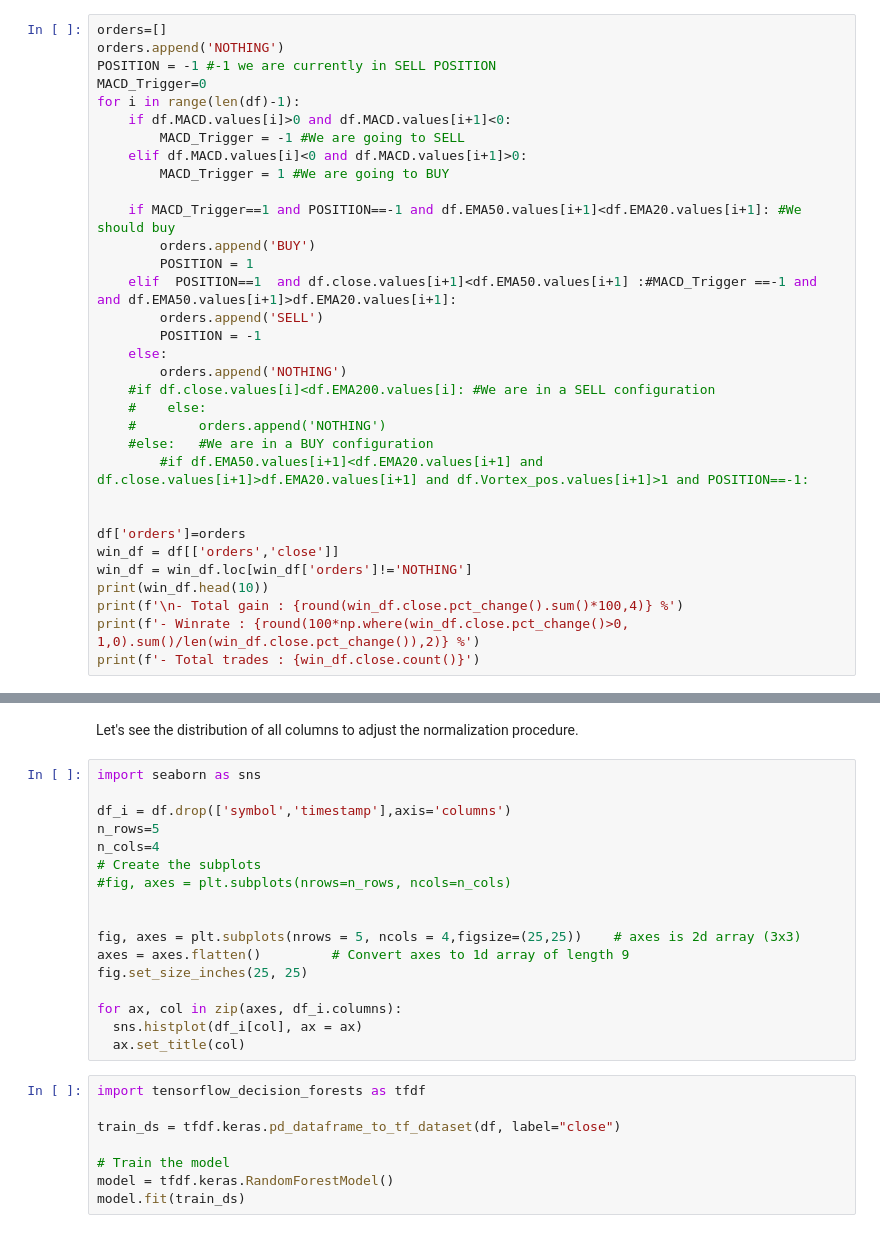
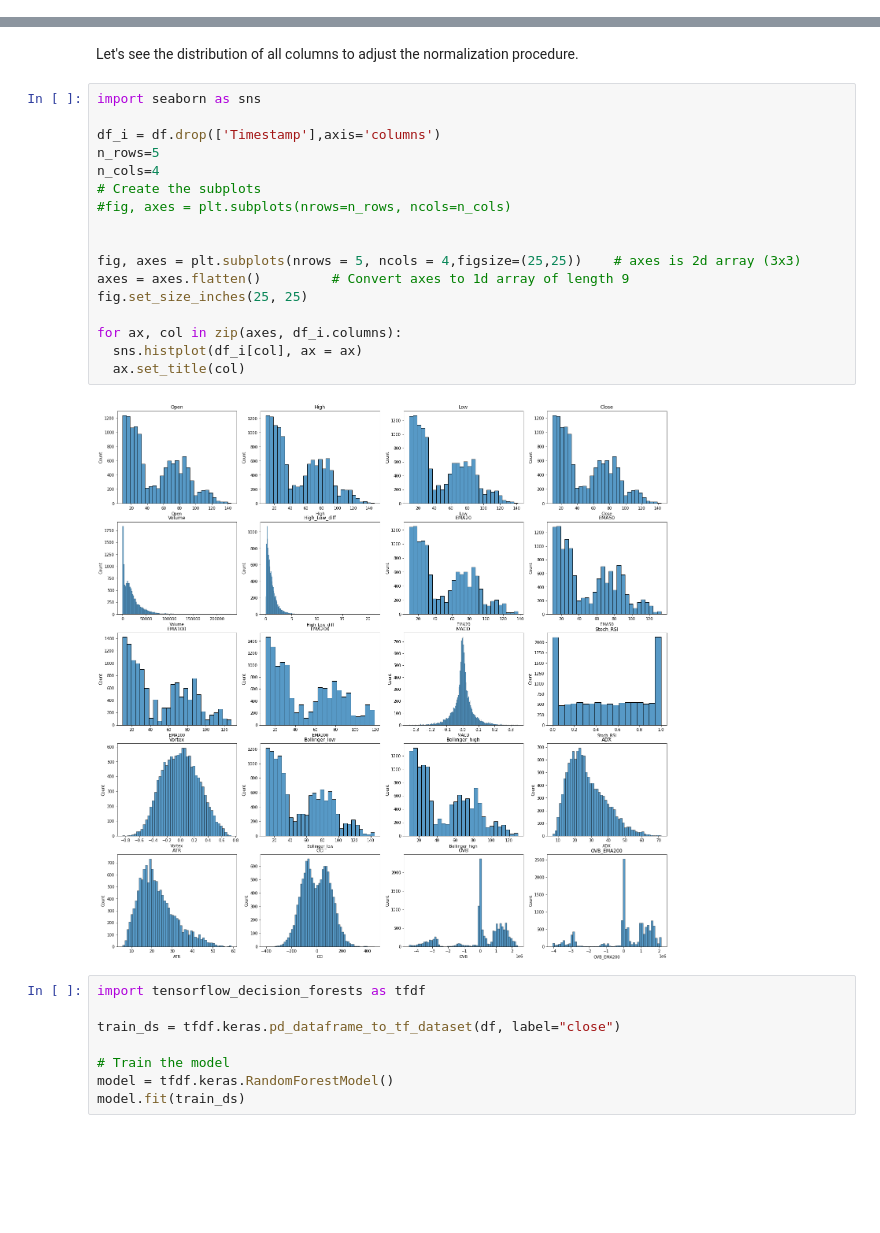
Before and after one commit to webclinic017/Trading-sandbox, a Jupyter notebook: sandbox-analysis.ipynb, the cells around one changed output, grey strips where cells are left out. Drawn from its saved outputs; the diff is of its cells as text; blank space fills up the shorter version.

```diff
--- a/sandbox-analysis.ipynb
+++ b/sandbox-analysis.ipynb
@@ -217,33 +127,0 @@ print(f'- Total trades : {len(win_df)}')
-# %%
-orders=[]
-orders.append('NOTHING')
-POSITION = -1 #-1 we are currently in SELL POSITION
-MACD_Trigger=0
-for i in range(len(df)-1):
-    if df.MACD.values[i]>0 and df.MACD.values[i+1]<0:
-        MACD_Trigger = -1 #We are going to SELL
-    elif df.MACD.values[i]<0 and df.MACD.values[i+1]>0:
-        MACD_Trigger = 1 #We are going to BUY
-
-    if MACD_Trigger==1 and POSITION==-1 and df.EMA50.values[i+1]<df.EMA20.values[i+1]: #We should buy
-        orders.append('BUY')
-        POSITION = 1
-    elif  POSITION==1  and df.close.values[i+1]<df.EMA50.values[i+1] :#MACD_Trigger ==-1 and  and df.EMA50.values[i+1]>df.EMA20.values[i+1]:
-        orders.append('SELL')
-        POSITION = -1
-    else:
-        orders.append('NOTHING')
-    #if df.close.values[i]<df.EMA200.values[i]: #We are in a SELL configuration
-    #    else:
-    #        orders.append('NOTHING')
-    #else:   #We are in a BUY configuration
-        #if df.EMA50.values[i+1]<df.EMA20.values[i+1] and df.close.values[i+1]>df.EMA20.values[i+1] and df.Vortex_pos.values[i+1]>1 and POSITION==-1:
-
-
-df['orders']=orders
-win_df = df[['orders','close']]
-win_df = win_df.loc[win_df['orders']!='NOTHING']
-print(win_df.head(10))
-print(f'\n- Total gain : {round(win_df.close.pct_change().sum()*100,4)} %')
-print(f'- Winrate : {round(100*np.where(win_df.close.pct_change()>0, 1,0).sum()/len(win_df.close.pct_change()),2)} %')
-print(f'- Total trades : {win_df.close.count()}')
@@ -303,20 +154,22 @@ Let's see the distribution of all columns to adjust the normalization procedure.
 # %%
 import seaborn as sns
 
-df_i = df.drop(['symbol','timestamp'],axis='columns')
+df_i = df.drop(['Timestamp'],axis='columns')
 n_rows=5
 n_cols=4
 # Create the subplots
 #fig, axes = plt.subplots(nrows=n_rows, ncols=n_cols)
 
 
 fig, axes = plt.subplots(nrows = 5, ncols = 4,figsize=(25,25))    # axes is 2d array (3x3)
 axes = axes.flatten()         # Convert axes to 1d array of length 9
 fig.set_size_inches(25, 25)
 
 for ax, col in zip(axes, df_i.columns):
   sns.histplot(df_i[col], ax = ax)
   ax.set_title(col)
+# %% [output]
+[figure, added]
 # %%
 import tensorflow_decision_forests as tfdf
 
```
Also changed, not shown: parts of 20 cells of this notebook, 10 other files.
